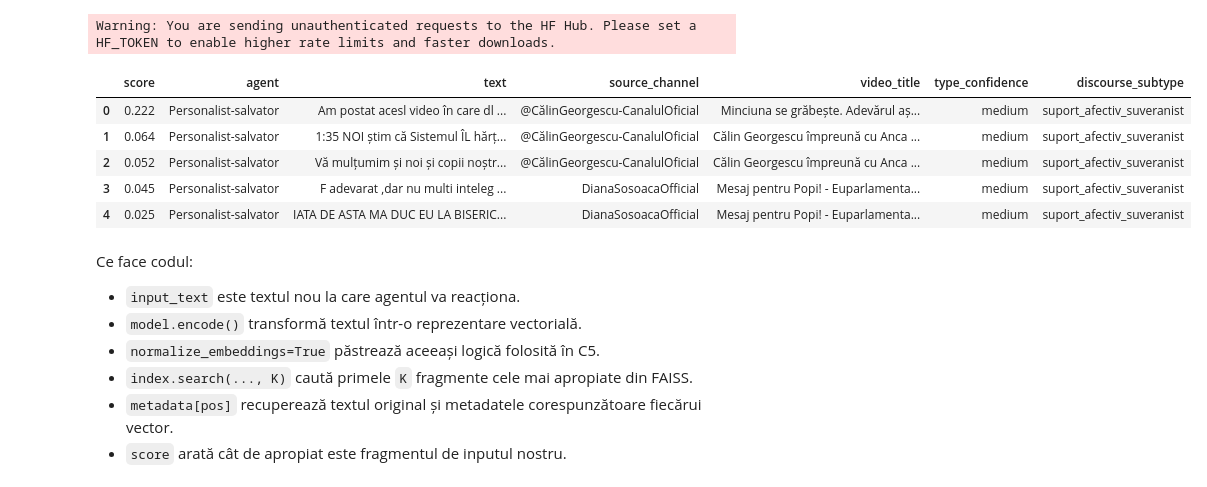
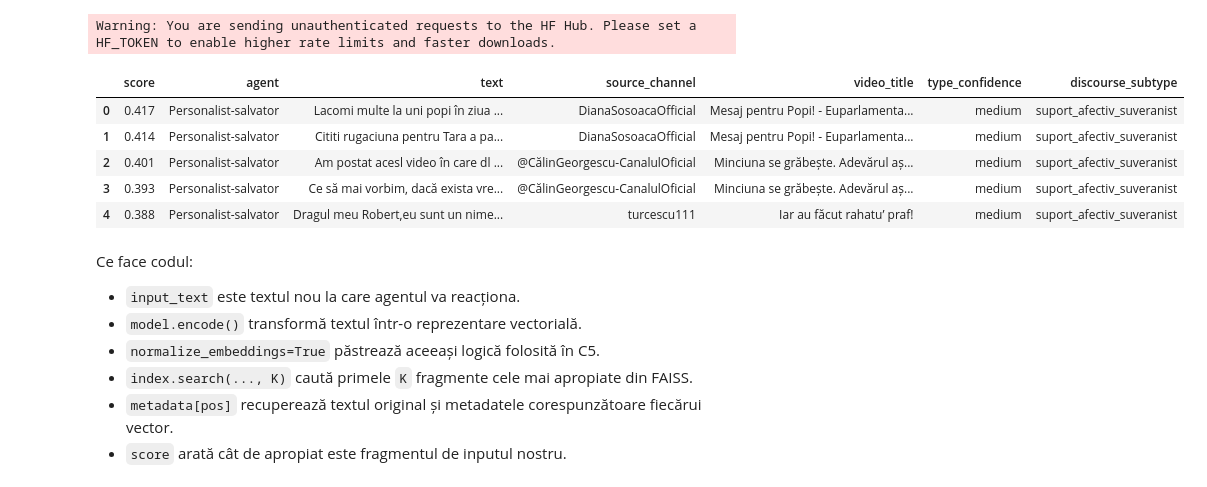
Before and after one commit to AIE-2026/echochamber-project-team-6, a Jupyter notebook: notebooks/student_01/C6_01_rag_agent_response.ipynb, the cells around one changed output. Drawn from its saved outputs; the diff is of its cells as text; code cells hidden in the pictures.

```diff
--- a/notebooks/student_01/C6_01_rag_agent_response.ipynb
+++ b/notebooks/student_01/C6_01_rag_agent_response.ipynb
@@ -103,7 +103,7 @@ anti_sistem:
     - "răspunde în 4-6 fraze"
 # %%
 import yaml
-ROLES_PATH = Path("assets/roles/role_02.yaml")
+ROLES_PATH = Path("assets/roles/role_01.yaml")
 print("Role file există:", ROLES_PATH.exists())
 # %% [output]
 Role file există: True
@@ -203,44 +202,44 @@ model = SentenceTransformer(MODEL_NAME)
 # %% [output]
 Warning: You are sending unauthenticated requests to the HF Hub. Please set a HF_TOKEN to enable higher rate limits and faster downloads.
 # %%
-input_text = "Cum sa transmiteti imaginea e monitorul PC pe ecran extern din videoproiector"
+input_text = "Calin Georgescu si porumbelul de la Cotroceni"
 
 query_embedding = model.encode(
     [input_text],
     normalize_embeddings=True
 ).astype("float32")
 
 scores, positions = index.search(query_embedding, K)
 
 results = []
 
 for score, pos in zip(scores[0], positions[0]):
     item = metadata[pos].copy()
     item["score"] = round(float(score), 3)
     results.append(item)
 
 results_df = pd.DataFrame(results)
 
 cols = [
     "score",
     "agent",
     "text",
     "source_channel",
     "video_title",
     "type_confidence",
     "discourse_subtype",
 ]
 
 cols = [c for c in cols if c in results_df.columns]
 
 results_df[cols]
 # %% [output]
 |  | score | agent | text | source_channel | video_title | type_confidence | discourse_subtype |
-| 0 | 0.222 | Personalist-salvator | Am postat acesl video în care dl ... | @CălinGeorgescu-CanalulOficial | Minciuna se grăbește. Adevărul aș... | medium | suport_afectiv_suveranist |
-| 1 | 0.064 | Personalist-salvator | 1:35 NOI știm că Sistemul ÎL hărț... | @CălinGeorgescu-CanalulOficial | Călin Georgescu împreună cu Anca ... | medium | suport_afectiv_suveranist |
-| 2 | 0.052 | Personalist-salvator | Vă mulțumim și noi și copii noștr... | @CălinGeorgescu-CanalulOficial | Călin Georgescu împreună cu Anca ... | medium | suport_afectiv_suveranist |
-| 3 | 0.045 | Personalist-salvator | F adevarat ,dar nu multi inteleg ... | DianaSosoacaOfficial | Mesaj pentru Popi! - Euparlamenta... | medium | suport_afectiv_suveranist |
-| 4 | 0.025 | Personalist-salvator | IATA DE ASTA MA DUC EU LA BISERIC... | DianaSosoacaOfficial | Mesaj pentru Popi! - Euparlamenta... | medium | suport_afectiv_suveranist |
+| 0 | 0.417 | Personalist-salvator | Lacomi multe la uni popi în ziua ... | DianaSosoacaOfficial | Mesaj pentru Popi! - Euparlamenta... | medium | suport_afectiv_suveranist |
+| 1 | 0.414 | Personalist-salvator | Cititi rugaciuna pentru Tara a pa... | DianaSosoacaOfficial | Mesaj pentru Popi! - Euparlamenta... | medium | suport_afectiv_suveranist |
+| 2 | 0.401 | Personalist-salvator | Am postat acesl video în care dl ... | @CălinGeorgescu-CanalulOficial | Minciuna se grăbește. Adevărul aș... | medium | suport_afectiv_suveranist |
+| 3 | 0.393 | Personalist-salvator | Ce să mai vorbim, dacă exista vre... | @CălinGeorgescu-CanalulOficial | Minciuna se grăbește. Adevărul aș... | medium | suport_afectiv_suveranist |
+| 4 | 0.388 | Personalist-salvator | Dragul meu Robert,eu sunt un nime... | turcescu111 | Iar au făcut rahatu’ praf! | medium | suport_afectiv_suveranist |
 # %% [markdown]
 Ce face codul:
 - `input_text` este textul nou la care agentul va reacționa.
```
Also changed, not shown: parts of 10 cells of this notebook.
